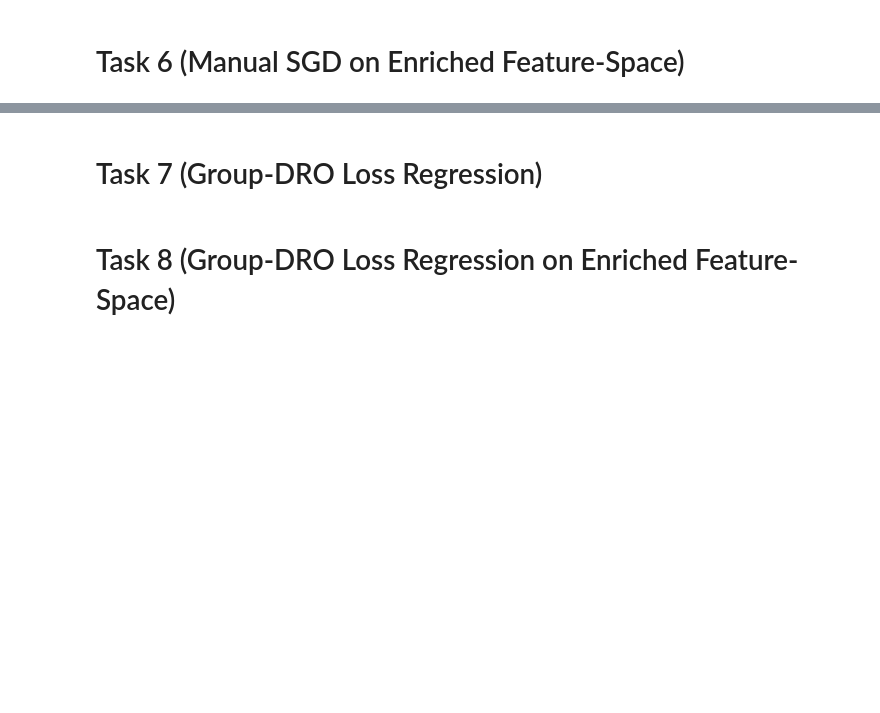
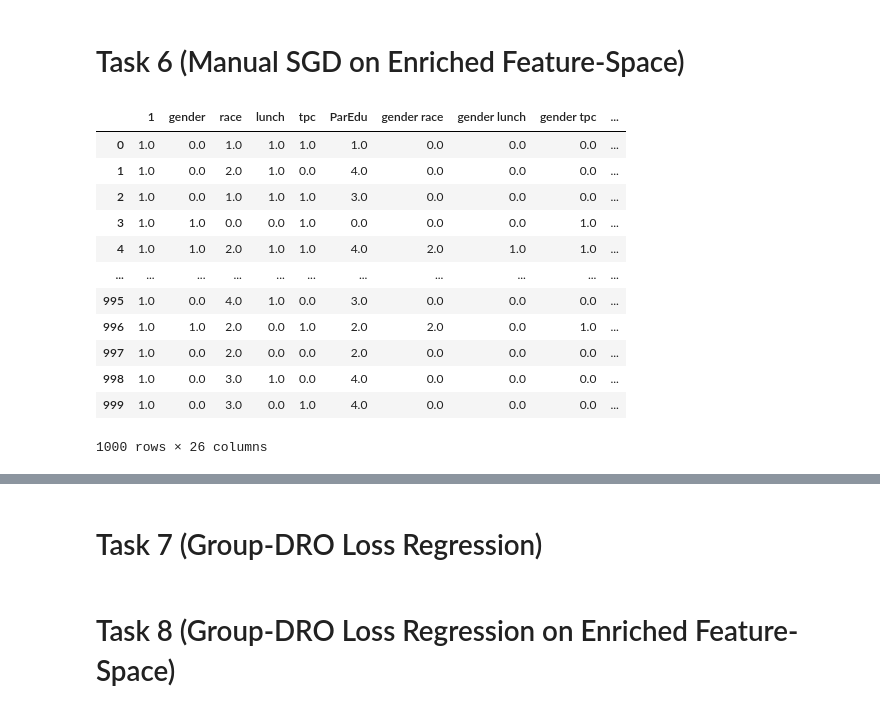
Before and after one commit to akp2003/Machine_Learning_Exercises, a Jupyter notebook: Adv_AI/P1/Project1.ipynb, the cells around one changed output, grey strips where cells are left out. Saved outputs shown, nothing was run; the diff lists cells and outputs as text; code cells hidden in the pictures; blank space fills up the shorter version.

```diff
--- a/Adv_AI/P1/Project1.ipynb
+++ b/Adv_AI/P1/Project1.ipynb
@@ -470,27 +471,19 @@ No pattern, no increasing variance, residuals look normal, everything looks grea
 # %%
-
-
-model = Pipeline([
+model_task3 = Pipeline([
     ('prep', Pipeline([
         ('column_trans', ColumnTransformer([
             ('nom', nominal_pipeline, nominal_var),
             ('ord', ordinal_pipeline, ordinal_var),
         ], verbose_feature_names_out=False , remainder= 'drop')),
     ]) ),
-    ('regressor', LinearRegression())
+    ('regressor', LinearRegression(fit_intercept=False))
 ])
 
-model.fit(X,y)
+model_task3.fit(X,y)
 
-y_pred = pd.DataFrame(model.predict(X), columns = ["math score"])
+y_pred_task3 = pd.DataFrame(model_task3.predict(X), columns = ["math score"])
 
-print("\n--- Model Evaluation ---")
-
-print(f"  R-squared (R²): {r2_score(y, y_pred):.4f}")
-
-print(f"  Mean Absolute Error (MAE): {mean_absolute_error(y, y_pred):,.2f}")
-
-print(f"  Root Mean Squared Error (RMSE): {np.sqrt(mean_squared_error(y, y_pred)):,.2f}")
+basic_eval(y,y_pred_task3)
 # %% [output]
 --- Model Evaluation ---
   R-squared (R²): 0.2513
@@ -586,7 +579,7 @@ Text(0, 0.5, 'mean math score')
 # %% [markdown]
 Looks like there is some hope, let's not invent a new model for now!
 # %%
-model = Pipeline([
+model_dt = Pipeline([
     ('prep', Pipeline([
         ('column_trans', ColumnTransformer([
             ('nom', nominal_pipeline, nominal_var),
@@ -596,17 +589,11 @@ model = Pipeline([
     ('regressor', DecisionTreeRegressor())
 ])
 
-model.fit(X,y)
+model_dt.fit(X,y)
 
-y_pred = pd.DataFrame(model.predict(X), columns = ["math score"])
+y_pred_dt = pd.DataFrame(model_dt.predict(X), columns = ["math score"])
 
-print("\n--- Model Evaluation ---")
-
-print(f"  R-squared (R²): {r2_score(y, y_pred):.4f}")
-
-print(f"  Mean Absolute Error (MAE): {mean_absolute_error(y, y_pred):,.2f}")
-
-print(f"  Root Mean Squared Error (RMSE): {np.sqrt(mean_squared_error(y, y_pred)):,.2f}")
+basic_eval(y,y_pred_dt)
 # %% [output]
 --- Model Evaluation ---
   R-squared (R²): 0.3837
@@ -640,11 +627,7 @@ prep1 = Pipeline([
     ], verbose_feature_names_out=False , remainder= 'drop')), ])
 # %%
 preprocessors = {
-    'main' : Pipeline([
-        ('column_trans', ColumnTransformer([
-            ('nom', nominal_pipeline, nominal_var),
-            ('ord', ordinal_pipeline, ordinal_var),
-        ], verbose_feature_names_out=False , remainder= 'drop')),]),
+    'main' : prep1,
     'inter' : Pipeline([
         ('column_trans', ColumnTransformer([
             ('nom',
@@ -733,2 +826,20 @@ Enriching the features makes these models better **if we use the same metrics**
 # %% [markdown]
 # Task 6 (Manual SGD on Enriched Feature-Space)
+# %%
+prep4 = preprocessors['inter']
+X_task4 = pd.DataFrame(prep4.fit_transform(X), columns = prep4.get_feature_names_out())
+X_task4
+# %% [output]
+|  | 1 | gender | race | lunch | tpc | ParEdu | gender race | gender lunch | gender tpc | ... |
+| 0 | 1.0 | 0.0 | 1.0 | 1.0 | 1.0 | 1.0 | 0.0 | 0.0 | 0.0 | ... |
+| 1 | 1.0 | 0.0 | 2.0 | 1.0 | 0.0 | 4.0 | 0.0 | 0.0 | 0.0 | ... |
+| 2 | 1.0 | 0.0 | 1.0 | 1.0 | 1.0 | 3.0 | 0.0 | 0.0 | 0.0 | ... |
+| 3 | 1.0 | 1.0 | 0.0 | 0.0 | 1.0 | 0.0 | 0.0 | 0.0 | 1.0 | ... |
+| 4 | 1.0 | 1.0 | 2.0 | 1.0 | 1.0 | 4.0 | 2.0 | 1.0 | 1.0 | ... |
+| ... | ... | ... | ... | ... | ... | ... | ... | ... | ... | ... |
+| 995 | 1.0 | 0.0 | 4.0 | 1.0 | 0.0 | 3.0 | 0.0 | 0.0 | 0.0 | ... |
+| 996 | 1.0 | 1.0 | 2.0 | 0.0 | 1.0 | 2.0 | 2.0 | 0.0 | 1.0 | ... |
+| 997 | 1.0 | 0.0 | 2.0 | 0.0 | 0.0 | 2.0 | 0.0 | 0.0 | 0.0 | ... |
+| 998 | 1.0 | 0.0 | 3.0 | 1.0 | 0.0 | 4.0 | 0.0 | 0.0 | 0.0 | ... |
+| 999 | 1.0 | 0.0 | 3.0 | 0.0 | 1.0 | 4.0 | 0.0 | 0.0 | 0.0 | ... |
+1000 rows × 26 columns
```
Also changed, not shown: parts of 34 cells of this notebook.
